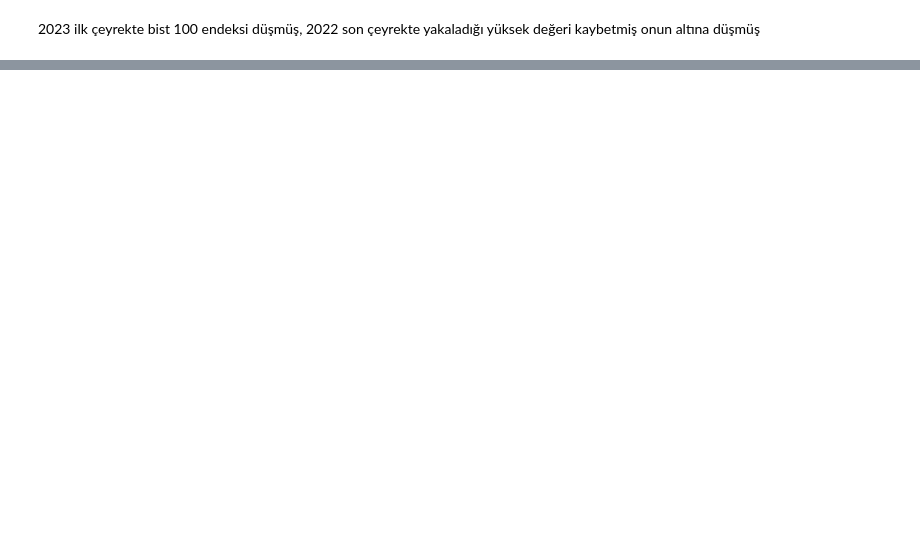
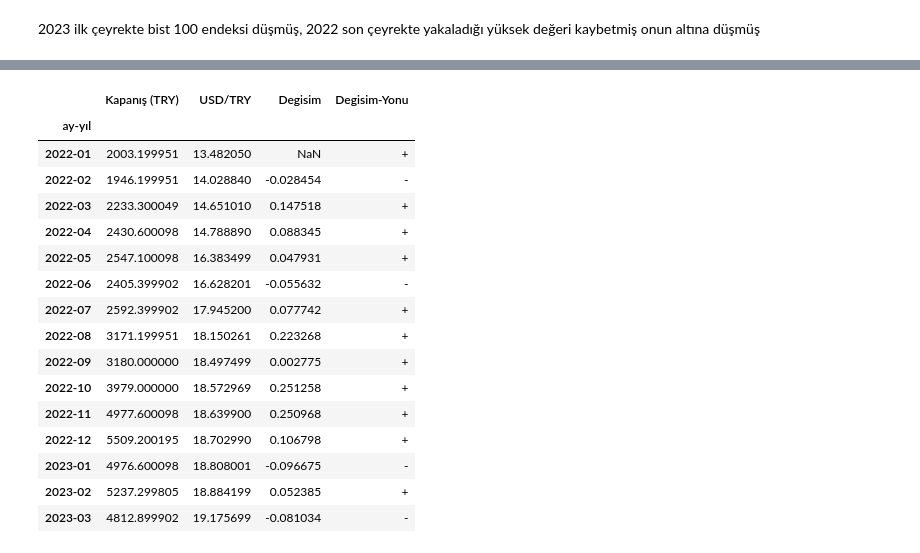
Before and after one commit to zeynepguney/GMKA_Zeynep_Guney, a Jupyter notebook: DersNotlari.ipynb, the cells around one changed output, grey strips where cells are left out. Drawn from its saved outputs; the diff is of its cells as text; code cells hidden in the pictures; blank space fills up the shorter version.

```diff
--- a/DersNotlari.ipynb
+++ b/DersNotlari.ipynb
@@ -617,0 +688,24 @@ fig.update_layout(title="Bist100 Endeksi Normalize Değeri",
+# %%
+#aylık değişim hesaplama
+Veri_ay_sonu["Degisim"] = Veri_ay_sonu["Kapanış (TRY)"].diff(1)
+Veri_ay_sonu["Degisim-Yonu"] = Veri_ay_sonu["Degisim"].map((lambda x : "-" if x<0 else "+"))
+Veri_ay_sonu["Degisim"] = (Veri_ay_sonu["Degisim"]/Veri_ay_sonu["Kapanış (TRY)"].shift(1))
+Veri_ay_sonu
+# %% [output]
+|  | Kapanış (TRY) | USD/TRY | Degisim | Degisim-Yonu |
+| ay-yıl |  |  |  |  |
+| 2022-01 | 2003.199951 | 13.482050 | NaN | + |
+| 2022-02 | 1946.199951 | 14.028840 | -0.028454 | - |
+| 2022-03 | 2233.300049 | 14.651010 | 0.147518 | + |
+| 2022-04 | 2430.600098 | 14.788890 | 0.088345 | + |
+| 2022-05 | 2547.100098 | 16.383499 | 0.047931 | + |
+| 2022-06 | 2405.399902 | 16.628201 | -0.055632 | - |
+| 2022-07 | 2592.399902 | 17.945200 | 0.077742 | + |
+| 2022-08 | 3171.199951 | 18.150261 | 0.223268 | + |
+| 2022-09 | 3180.000000 | 18.497499 | 0.002775 | + |
+| 2022-10 | 3979.000000 | 18.572969 | 0.251258 | + |
+| 2022-11 | 4977.600098 | 18.639900 | 0.250968 | + |
+| 2022-12 | 5509.200195 | 18.702990 | 0.106798 | + |
+| 2023-01 | 4976.600098 | 18.808001 | -0.096675 | - |
+| 2023-02 | 5237.299805 | 18.884199 | 0.052385 | + |
+| 2023-03 | 4812.899902 | 19.175699 | -0.081034 | - |
```
Also changed, not shown: parts of 12 cells of this notebook.
